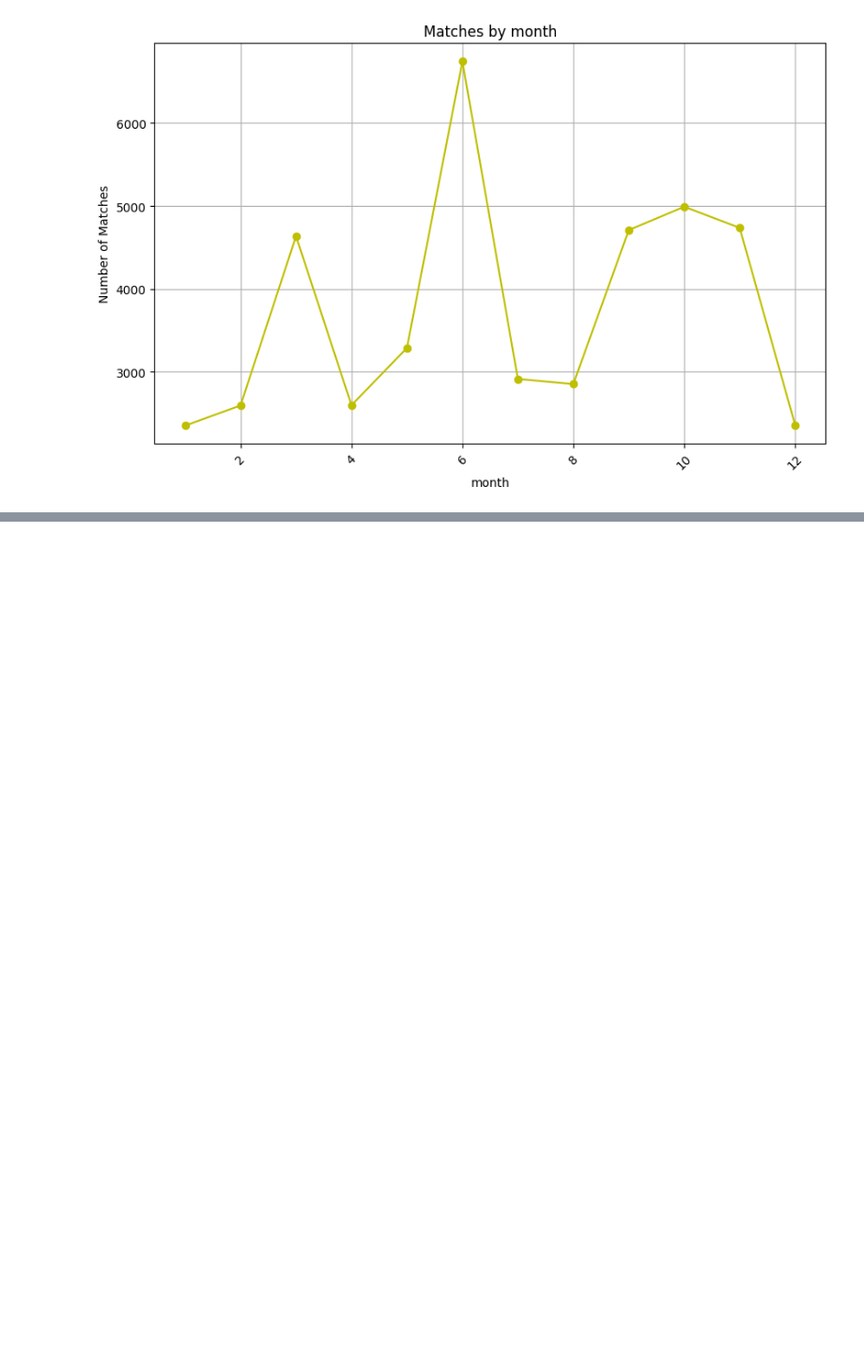
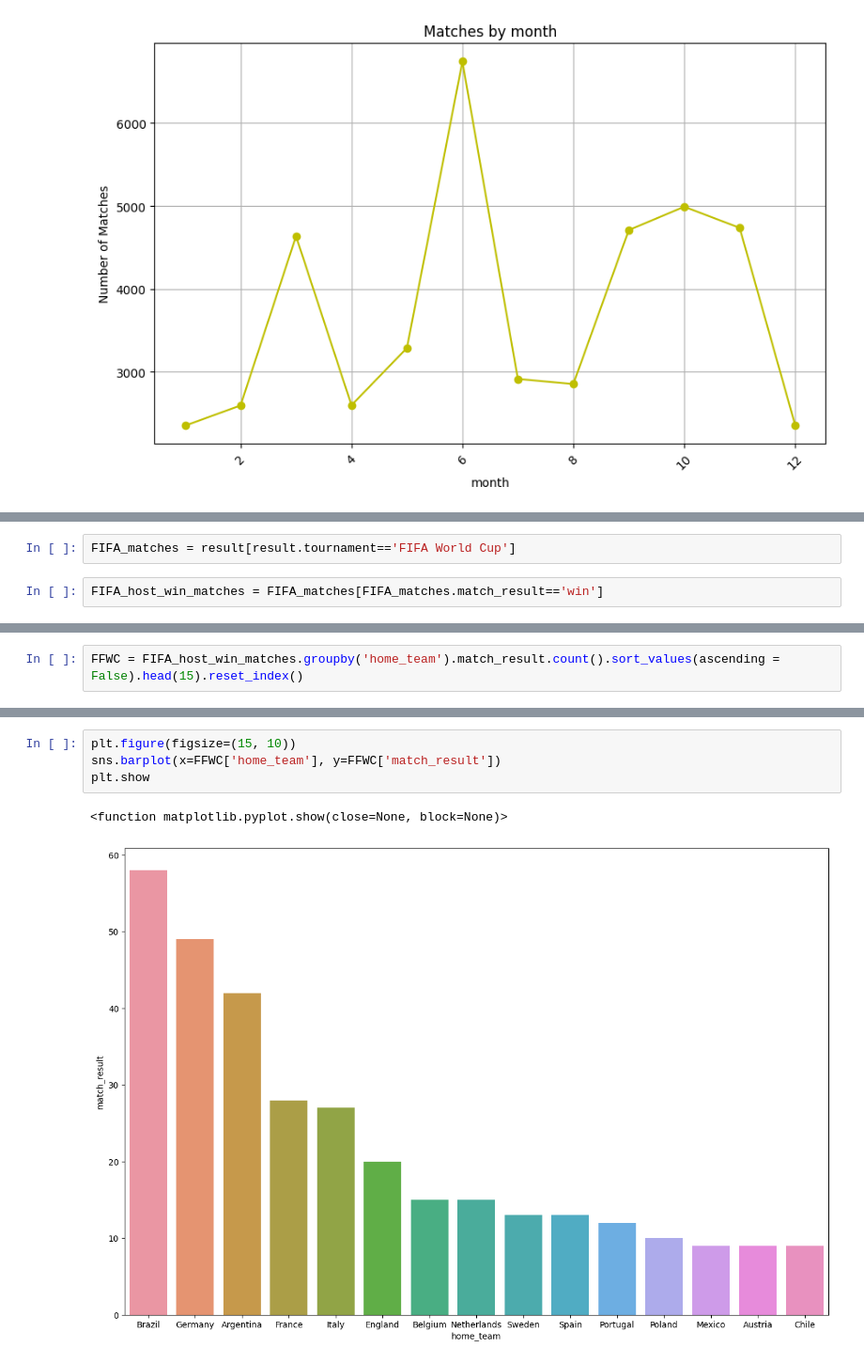
Before and after one commit to Huuthang1402/Football, a Jupyter notebook: football.ipynb, the cells around one changed output, grey strips where cells are left out. Shown at 94% size. Saved outputs shown, nothing was run; the diff lists cells and outputs as text; blank space fills up the shorter version.

```diff
--- a/football.ipynb
+++ b/football.ipynb
@@ -557,0 +579,4 @@ plt.show()
+# %%
+FIFA_matches = result[result.tournament=='FIFA World Cup']
+# %%
+FIFA_host_win_matches = FIFA_matches[FIFA_matches.match_result=='win']
@@ -557,0 +585,2 @@ plt.show()
+# %%
+FFWC = FIFA_host_win_matches.groupby('home_team').match_result.count().sort_values(ascending = False).head(15).reset_index()
@@ -557,0 +601,7 @@ plt.show()
+# %%
+plt.figure(figsize=(15, 10))
+sns.barplot(x=FFWC['home_team'], y=FFWC['match_result'])
+plt.show
+# %% [output]
+<function matplotlib.pyplot.show(close=None, block=None)>
+[figure, added]
```
Also changed, not shown: parts of 15 cells of this notebook.
